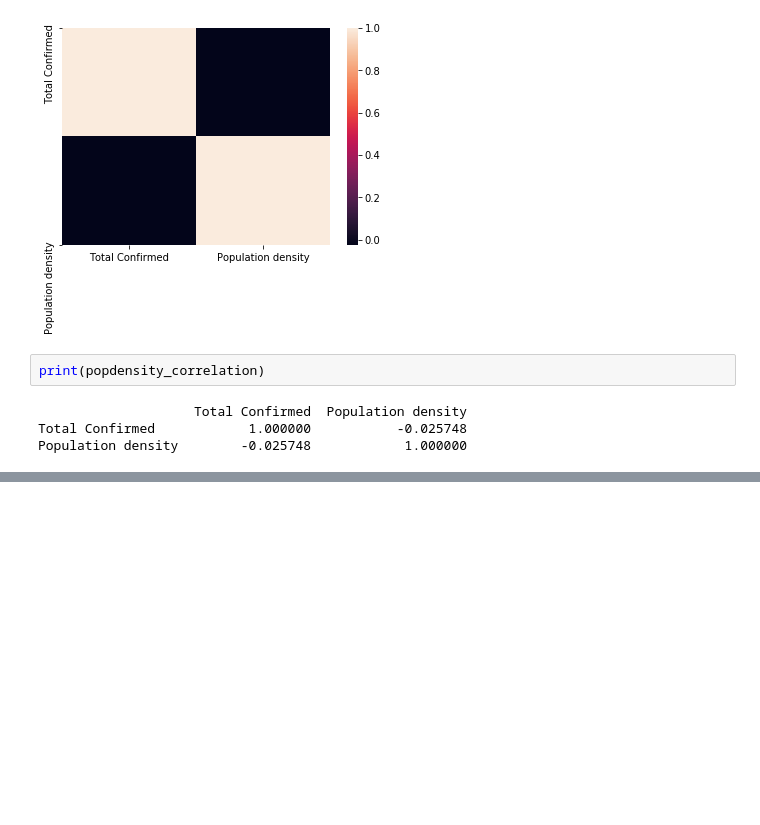
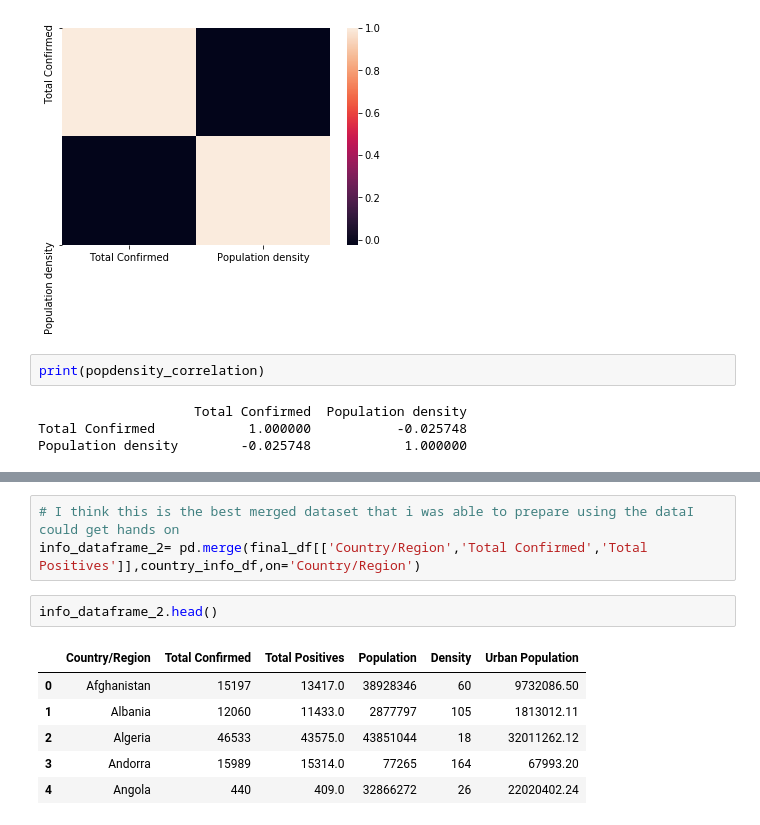
Before and after one commit to dtangster/cmpe256, a Jupyter notebook: hidden_dragon_data_preprocessing.ipynb, the cells around one changed output, grey strips where cells are left out. Drawn from its saved outputs; the diff is of its cells as text; blank space fills up the shorter version.

```diff
--- a/hidden_dragon_data_preprocessing.ipynb
+++ b/hidden_dragon_data_preprocessing.ipynb
@@ -166,0 +174,12 @@ Population density            1.000000
+# %%
+# I think this is the best merged dataset that i was able to prepare using the dataI could get hands on
+info_dataframe_2= pd.merge(final_df[['Country/Region','Total Confirmed','Total Positives']],country_info_df,on='Country/Region')
+# %%
+info_dataframe_2.head()
+# %% [output]
+|  | Country/Region | Total Confirmed | Total Positives | Population | Density | Urban Population |
+| 0 | Afghanistan | 15197 | 13417.0 | 38928346 | 60 | 9732086.50 |
+| 1 | Albania | 12060 | 11433.0 | 2877797 | 105 | 1813012.11 |
+| 2 | Algeria | 46533 | 43575.0 | 43851044 | 18 | 32011262.12 |
+| 3 | Andorra | 15989 | 15314.0 | 77265 | 164 | 67993.20 |
+| 4 | Angola | 440 | 409.0 | 32866272 | 26 | 22020402.24 |
```
Also changed, not shown: parts of 6 cells of this notebook.
